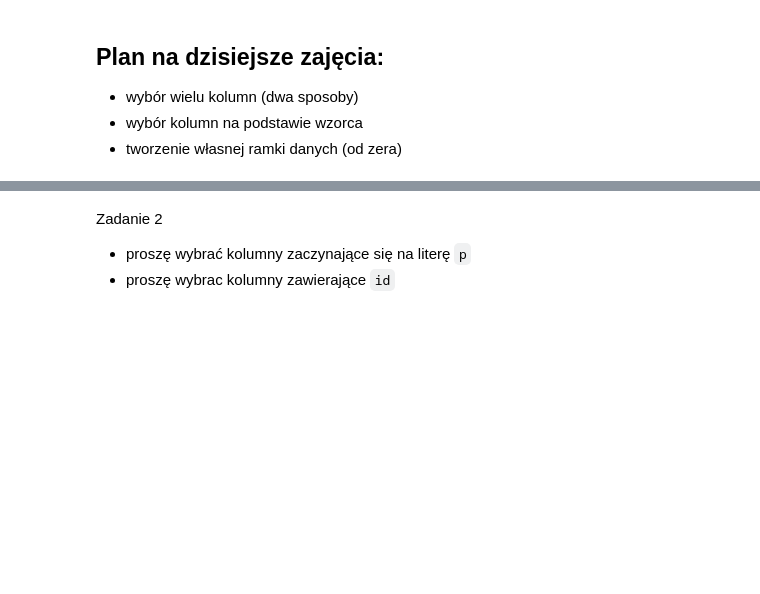
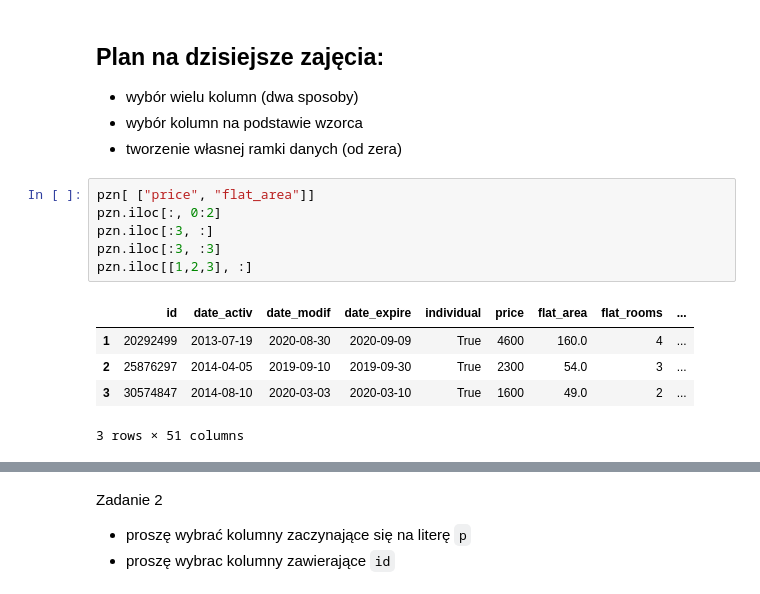
Before and after one commit to DepartmentOfStatisticsPUE/air-2024, a Jupyter notebook: notebooks/0_intro.ipynb, the cells around one changed output, grey strips where cells are left out. Cells and saved outputs as stored; diff of their text form; blank space fills up the shorter version.

```diff
--- a/notebooks/0_intro.ipynb
+++ b/notebooks/0_intro.ipynb
@@ -89,3 +104,15 @@ pzn[ ["price"] ]
 + wybór wielu kolumn (dwa sposoby)
 + wybór kolumn na podstawie wzorca
 + tworzenie własnej ramki danych (od zera)
+# %%
+pzn[ ["price", "flat_area"]]
+pzn.iloc[:, 0:2]
+pzn.iloc[:3, :]
+pzn.iloc[:3, :3]
+pzn.iloc[[1,2,3], :]
+# %% [output]
+|  | id | date_activ | date_modif | date_expire | individual | price | flat_area | flat_rooms | ... |
+| 1 | 20292499 | 2013-07-19 | 2020-08-30 | 2020-09-09 | True | 4600 | 160.0 | 4 | ... |
+| 2 | 25876297 | 2014-04-05 | 2019-09-10 | 2019-09-30 | True | 2300 | 54.0 | 3 | ... |
+| 3 | 30574847 | 2014-08-10 | 2020-03-03 | 2020-03-10 | True | 1600 | 49.0 | 2 | ... |
+3 rows × 51 columns
```
Also changed, not shown: parts of 14 cells of this notebook.
